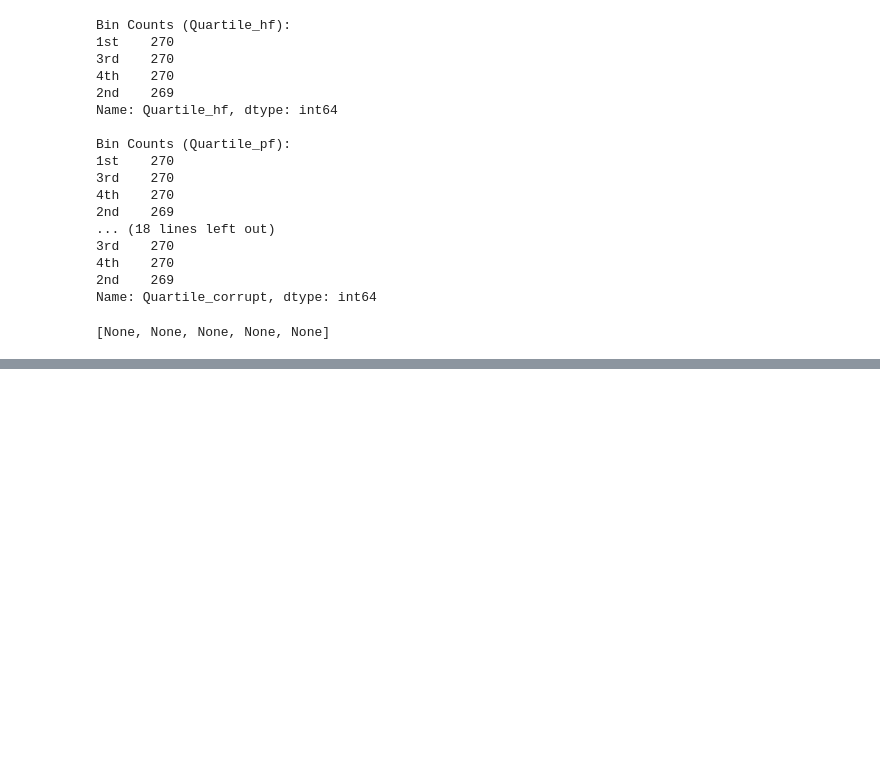
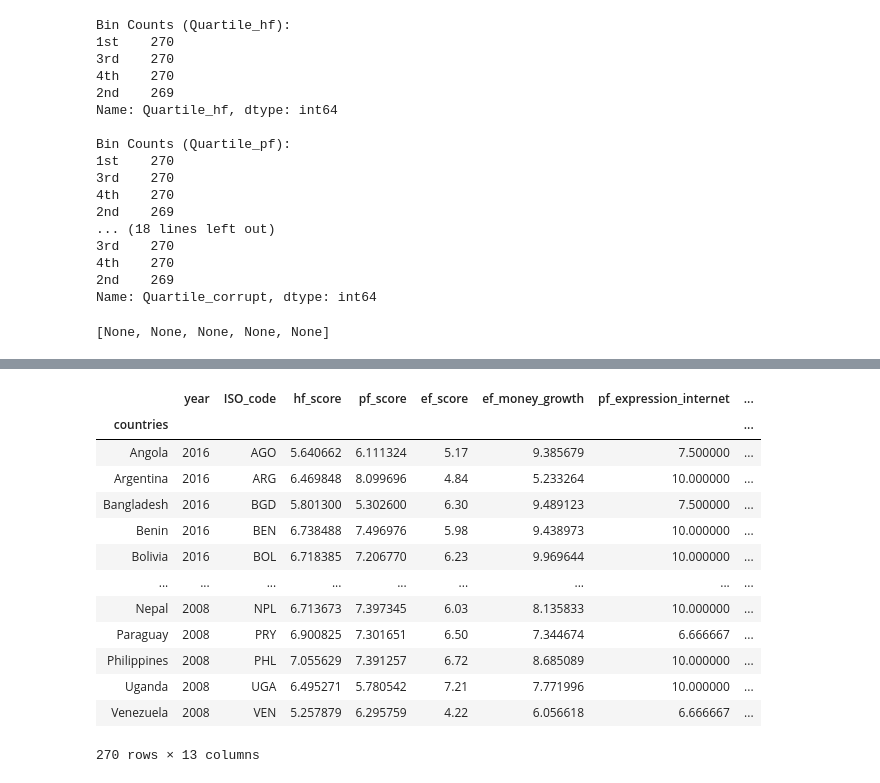
Before and after one commit to shamrockbandit/Project1_repo, a Jupyter notebook: quartile_exploration.ipynb, the cells around one changed output, grey strips where cells are left out. Drawn from its saved outputs; the diff is of its cells as text; code cells hidden in the pictures; blank space fills up the shorter version.

```diff
--- a/quartile_exploration.ipynb
+++ b/quartile_exploration.ipynb
@@ -126,0 +160,20 @@ Name: Quartile_corrupt, dtype: int64
+# %%
+#create separate dataframes for data points in the highest and lowest quartiles
+lowest_qt = freedom_scores_df.loc[freedom_scores_df["Quartile_corrupt"] == "4th"]
+highest_qt = freedom_scores_df.loc[freedom_scores_df["Quartile_corrupt"] == "1st"]
+lowest_qt
+# %% [output]
+|  | year | ISO_code | hf_score | pf_score | ef_score | ef_money_growth | pf_expression_internet | ... |
+| countries |  |  |  |  |  |  |  | ... |
+| Angola | 2016 | AGO | 5.640662 | 6.111324 | 5.17 | 9.385679 | 7.500000 | ... |
+| Argentina | 2016 | ARG | 6.469848 | 8.099696 | 4.84 | 5.233264 | 10.000000 | ... |
+| Bangladesh | 2016 | BGD | 5.801300 | 5.302600 | 6.30 | 9.489123 | 7.500000 | ... |
+| Benin | 2016 | BEN | 6.738488 | 7.496976 | 5.98 | 9.438973 | 10.000000 | ... |
+| Bolivia | 2016 | BOL | 6.718385 | 7.206770 | 6.23 | 9.969644 | 10.000000 | ... |
+| ... | ... | ... | ... | ... | ... | ... | ... | ... |
+| Nepal | 2008 | NPL | 6.713673 | 7.397345 | 6.03 | 8.135833 | 10.000000 | ... |
+| Paraguay | 2008 | PRY | 6.900825 | 7.301651 | 6.50 | 7.344674 | 6.666667 | ... |
+| Philippines | 2008 | PHL | 7.055629 | 7.391257 | 6.72 | 8.685089 | 10.000000 | ... |
+| Uganda | 2008 | UGA | 6.495271 | 5.780542 | 7.21 | 7.771996 | 10.000000 | ... |
+| Venezuela | 2008 | VEN | 5.257879 | 6.295759 | 4.22 | 6.056618 | 6.666667 | ... |
+270 rows × 13 columns
```
Also changed, not shown: parts of 9 cells of this notebook, 2 other files.
